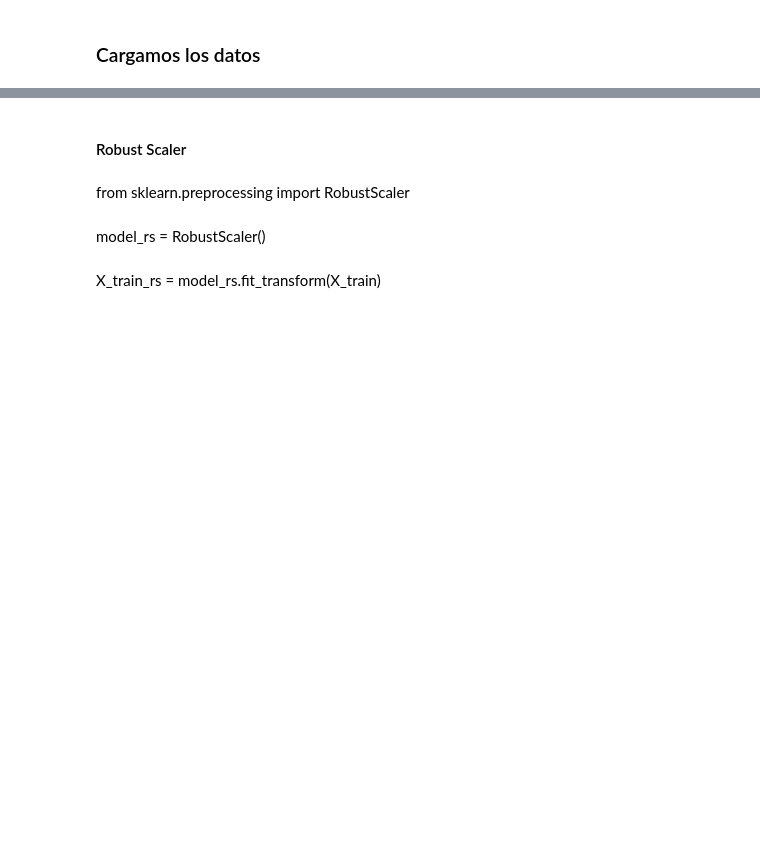
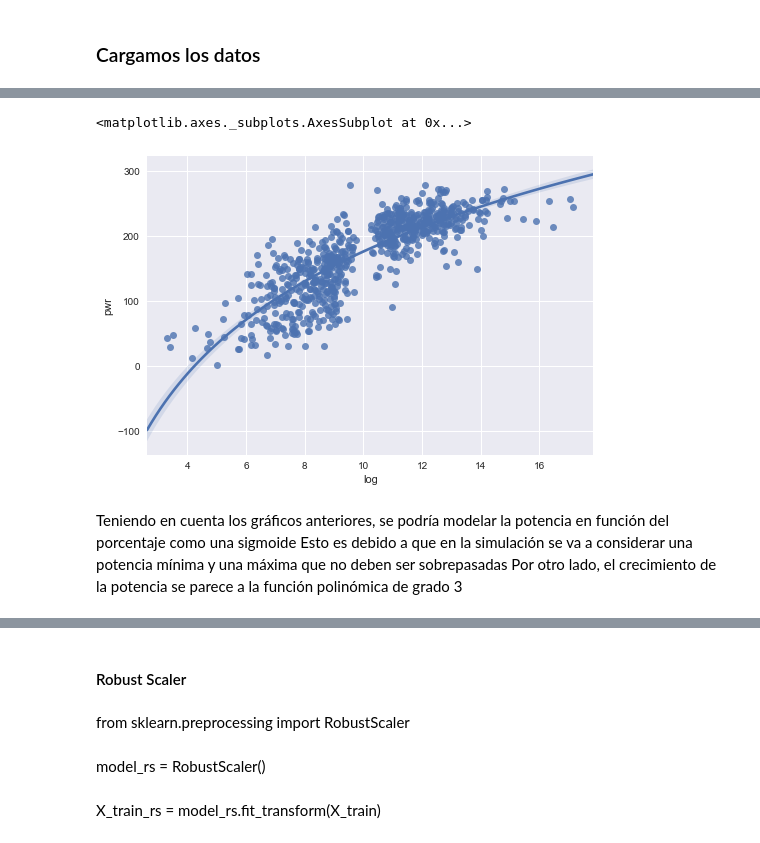
Before and after one commit to davidchepe/IM_KS, a Jupyter notebook: Machine Learning/Warm-Start simulación.ipynb, the cells around one changed output, grey strips where cells are left out. Saved outputs shown, nothing was run; the diff lists cells and outputs as text; code cells hidden in the pictures; blank space fills up the shorter version.

```diff
--- a/Machine Learning/Warm-Start simulación.ipynb
+++ b/Machine Learning/Warm-Start simulación.ipynb
@@ -62,0 +137,10 @@ df.head()
+# %%
+df['log']=df['porc']+10 #para trasladar el eje x y que no de error el log
+sns.regplot(x = 'log', y = 'pwr', data=pd.DataFrame(df[['log','pwr']]),logx=True)
+# %% [output]
+<matplotlib.axes._subplots.AxesSubplot at 0x...>
+[figure, added]
+# %% [markdown]
+Teniendo en cuenta los gráficos anteriores, se podría modelar la potencia en función del porcentaje como una sigmoide
+Esto es debido a que en la simulación se va a considerar una potencia mínima y una máxima que no deben ser sobrepasadas
+Por otro lado, el crecimiento de la potencia se parece a la función polinómica de grado 3
```
Also changed, not shown: parts of 30 cells of this notebook, 1 other file.
